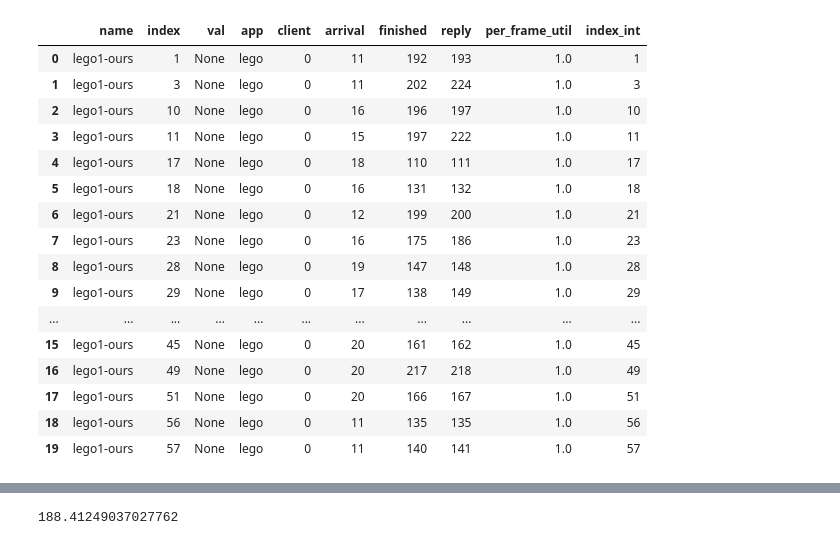
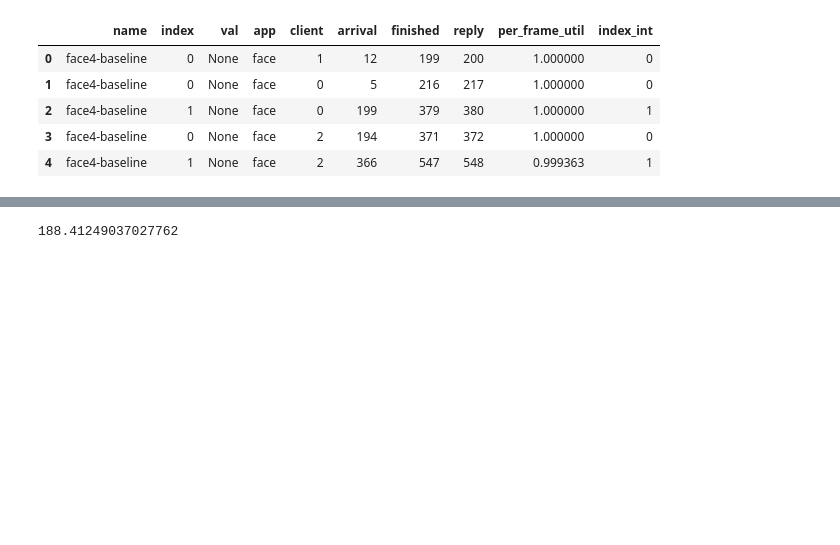
Before and after one commit to cmusatyalab/sec19-scalable-edge-native-applications, a Jupyter notebook: visualization/inter-app-allocation.ipynb, the cells around one changed output, grey strips where cells are left out. Saved outputs shown, nothing was run; the diff lists cells and outputs as text; code cells hidden in the pictures; blank space fills up the shorter version.

```diff
--- a/visualization/inter-app-allocation.ipynb
+++ b/visualization/inter-app-allocation.ipynb
@@ -6,29 +6,18 @@ from rmexp.utilityfunc import app_default_utility_func
 # %%
 df = pd.read_sql("select * from ExpLatency", schema.engine).drop(['id', 'date'], axis=1)
 df['per_frame_util'] = df.apply(
     lambda r: app_default_utility_func[r['app']](r['reply']),
     axis=1
 )
 df['index_int'] = df['index'].astype(int)
-df.head(20)
+df.head(5)
 # %% [output]
 |  | name | index | val | app | client | arrival | finished | reply | per_frame_util | index_int |
-| 0 | lego1-ours | 1 | None | lego | 0 | 11 | 192 | 193 | 1.0 | 1 |
-| 1 | lego1-ours | 3 | None | lego | 0 | 11 | 202 | 224 | 1.0 | 3 |
-| 2 | lego1-ours | 10 | None | lego | 0 | 16 | 196 | 197 | 1.0 | 10 |
-| 3 | lego1-ours | 11 | None | lego | 0 | 15 | 197 | 222 | 1.0 | 11 |
-| 4 | lego1-ours | 17 | None | lego | 0 | 18 | 110 | 111 | 1.0 | 17 |
-| 5 | lego1-ours | 18 | None | lego | 0 | 16 | 131 | 132 | 1.0 | 18 |
-| 6 | lego1-ours | 21 | None | lego | 0 | 12 | 199 | 200 | 1.0 | 21 |
-| 7 | lego1-ours | 23 | None | lego | 0 | 16 | 175 | 186 | 1.0 | 23 |
-| 8 | lego1-ours | 28 | None | lego | 0 | 19 | 147 | 148 | 1.0 | 28 |
-| 9 | lego1-ours | 29 | None | lego | 0 | 17 | 138 | 149 | 1.0 | 29 |
-| ... | ... | ... | ... | ... | ... | ... | ... | ... | ... | ... |
-| 15 | lego1-ours | 45 | None | lego | 0 | 20 | 161 | 162 | 1.0 | 45 |
-| 16 | lego1-ours | 49 | None | lego | 0 | 20 | 217 | 218 | 1.0 | 49 |
-| 17 | lego1-ours | 51 | None | lego | 0 | 20 | 166 | 167 | 1.0 | 51 |
-| 18 | lego1-ours | 56 | None | lego | 0 | 11 | 135 | 135 | 1.0 | 56 |
-| 19 | lego1-ours | 57 | None | lego | 0 | 11 | 140 | 141 | 1.0 | 57 |
+| 0 | face4-baseline | 0 | None | face | 1 | 12 | 199 | 200 | 1.000000 | 0 |
+| 1 | face4-baseline | 0 | None | face | 0 | 5 | 216 | 217 | 1.000000 | 0 |
+| 2 | face4-baseline | 1 | None | face | 0 | 199 | 379 | 380 | 1.000000 | 1 |
+| 3 | face4-baseline | 0 | None | face | 2 | 194 | 371 | 372 | 1.000000 | 0 |
+| 4 | face4-baseline | 1 | None | face | 2 | 366 | 547 | 548 | 0.999363 | 1 |
 # %%
 util_summary = df.groupby(['name', 'app']).agg('mean')
 util_summary.head(30)
```
Also changed, not shown: parts of 3 cells of this notebook, 10 other files.
